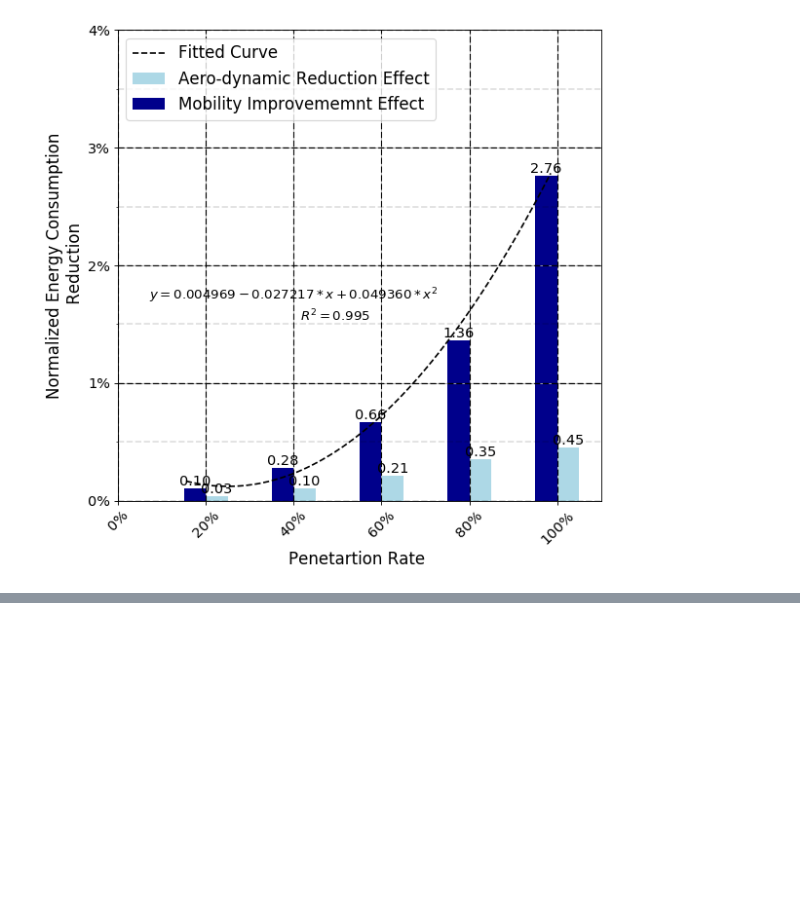
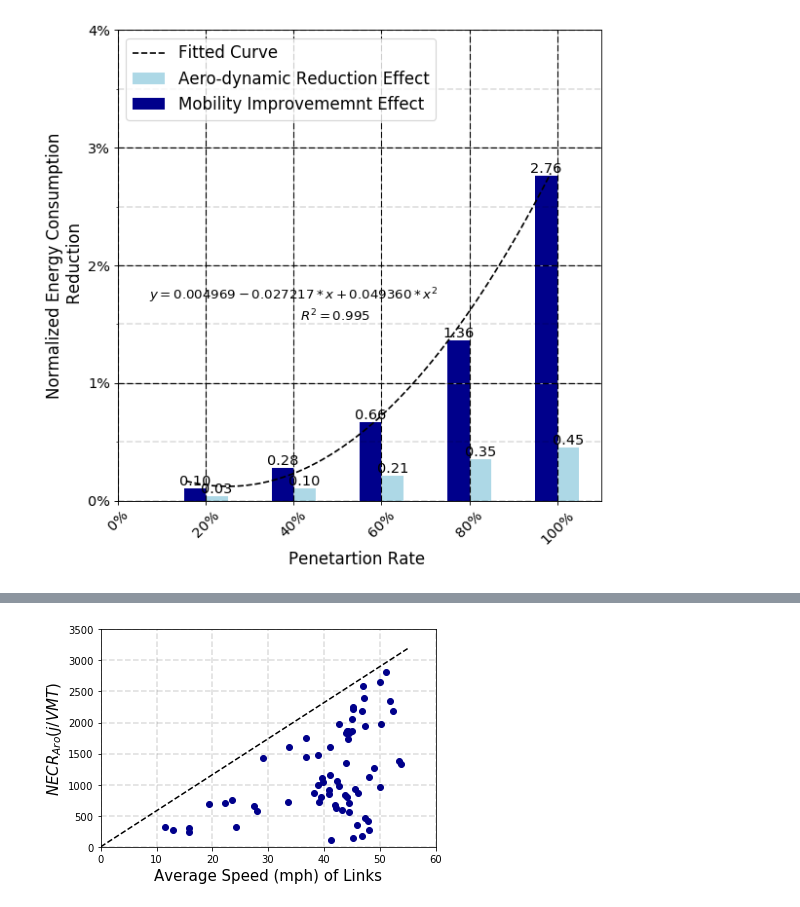
Before and after one commit to haniramezani/Plots-for-Fuel-Consumption-paper, a Jupyter notebook: plots.ipynb, the cells around one changed output, grey strips where cells are left out. Cells and saved outputs as stored; diff of their text form; code cells hidden in the pictures; blank space fills up the shorter version.

```diff
--- a/plots.ipynb
+++ b/plots.ipynb
@@ -199,0 +254,41 @@ plt.show()
+# %%
+fig3, ax=plt.subplots(1,1)
+ax.scatter( df_Aero_link.sp100,df_Aero_link.NECR, color='darkblue', label='simulation data')
+ax.plot([0,55],[0,55*58], color='k', ls='--',label='fitted line')
+
+ax.set_xlim(0,60)
+ax.set_ylim(0,3500)
+
+ax.set_xlabel('Average Speed (mph) of Links', size=15)
+ax.set_ylabel('$NECR_{Aro}  (j/VMT)$', size=15)
+fmt = '%.1f%%'
+
+
+
+#plt.legend(loc='upper left', prop={'size':13})
+
+
+
+xmajorLocator = mtick.MultipleLocator(10)
+ymajorLocator = mtick.MultipleLocator(500)
+
+ax.xaxis.set_major_locator(xmajorLocator)
+ax.yaxis.set_major_locator(ymajorLocator)
+
+for xmaj in ax.xaxis.get_majorticklocs():
+    ax.axvline(x=xmaj, ls='--', color='k', linewidth=.2*lw)
+for ymaj in ax.yaxis.get_majorticklocs():
+    ax.axhline(y=ymaj, ls='--', color='k',linewidth=.2*lw)
+
+for ticks in ax.xaxis.get_major_ticks():
+    tick.label.set_fontsize(20)
+    tick.label.set_color('k')
+
+for ticks in ax.yaxis.get_major_ticks():
+    tick.label.set_fontsize(10)
+    tick.label.set_color('k')
+
+
+plt.show()
+# %% [output]
+[figure, added]
```
Also changed, not shown: parts of 5 cells of this notebook.
